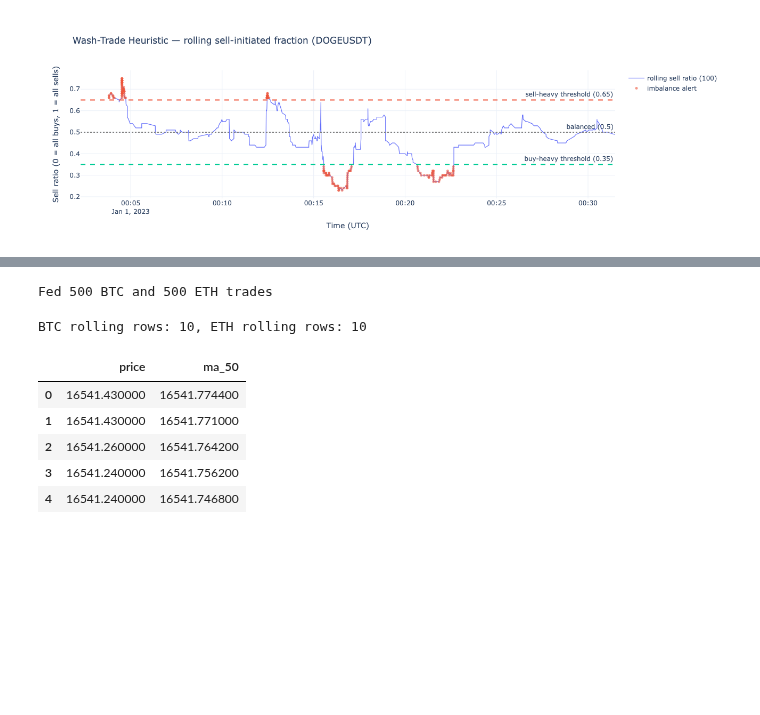
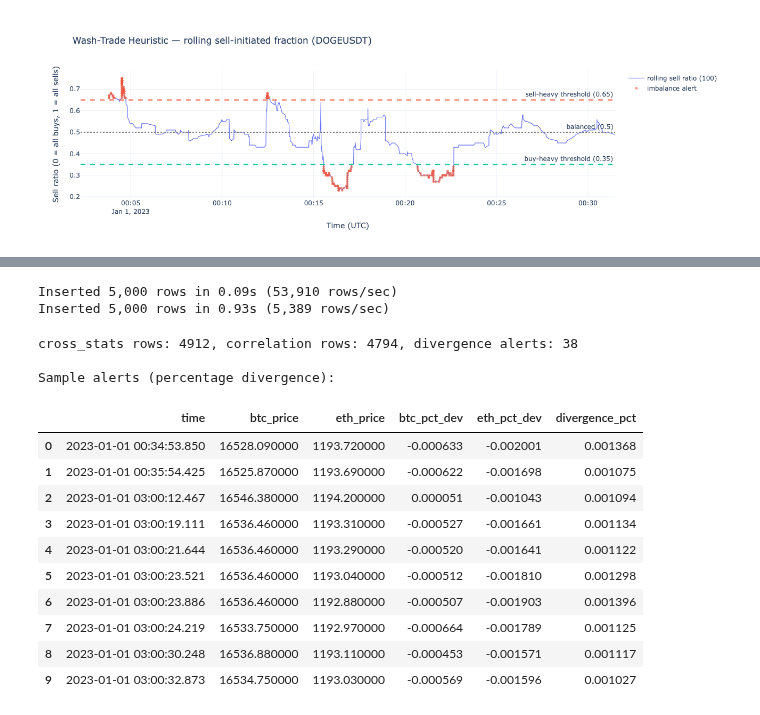
Before and after one commit to rtbot-dev/rtbot-sql, a Jupyter notebook: examples/notebooks/trade_surveillance_universal_sql_patterns.ipynb, the cells around one changed output, grey strips where cells are left out. Saved outputs shown, nothing was run; the diff lists cells and outputs as text; code cells hidden in the pictures; blank space fills up the shorter version.

```diff
--- a/examples/notebooks/trade_surveillance_universal_sql_patterns.ipynb
+++ b/examples/notebooks/trade_surveillance_universal_sql_patterns.ipynb
@@ -404,30 +450,34 @@ CREATE MATERIALIZED VIEW eth_rolling AS
 # %%
-# Feed BTC trades.
-btc_feed = btc[['price', 'qty', 'quoteQty']].copy()
-btc_feed.columns = ['price', 'qty', 'quote_qty']
-btc_feed['time'] = btc['time'].values
-sql2.insert_dataframe('btc_trades', btc_feed)
+# Feed both streams via insert_dataframe — clean, consistent with Sections 2-3.
+result_btc = sql2.insert_dataframe('btc_trades', btc, column_map={'quote_qty': 'quoteQty'})
+result_eth = sql2.insert_dataframe('eth_trades', eth, column_map={'quote_qty': 'quoteQty'})
 
-# Feed ETH trades.
-eth_feed = eth[['price', 'qty', 'quoteQty']].copy()
-eth_feed.columns = ['price', 'qty', 'quote_qty']
-eth_feed['time'] = eth['time'].values
-sql2.insert_dataframe('eth_trades', eth_feed)
-
-print(f'Fed {len(btc_feed)} BTC and {len(eth_feed)} ETH trades')
+print(result_btc)
+print(result_eth)
 # %% [output]
-Fed 500 BTC and 500 ETH trades
+Inserted 5,000 rows in 0.09s (53,910 rows/sec)
+Inserted 5,000 rows in 0.93s (5,389 rows/sec)
 # %%
-btc_result = sql2.execute('SELECT * FROM btc_rolling LIMIT 10')
-eth_result = sql2.execute('SELECT * FROM eth_rolling LIMIT 10')
+stats = sql2.execute('SELECT * FROM cross_stats LIMIT 10000')
+corr_stats = sql2.execute('SELECT * FROM cross_correlation LIMIT 10000')
+alerts = sql2.execute('SELECT * FROM divergence_alerts LIMIT 10000')
 
-print(f'BTC rolling rows: {len(btc_result)}, ETH rolling rows: {len(eth_result)}')
-btc_result.head(5)
+print(f'cross_stats rows: {len(stats)}, correlation rows: {len(corr_stats)}, divergence alerts: {len(alerts)}')
+if len(alerts) > 0:
+    print(f'\nSample alerts (percentage divergence):')
+    display(alerts.head(10))
 # %% [output]
-BTC rolling rows: 10, ETH rolling rows: 10
+cross_stats rows: 4912, correlation rows: 4794, divergence alerts: 38
+
+Sample alerts (percentage divergence):
-|  | price | ma_50 |
-| 0 | 16541.430000 | 16541.774400 |
-| 1 | 16541.430000 | 16541.771000 |
-| 2 | 16541.260000 | 16541.764200 |
-| 3 | 16541.240000 | 16541.756200 |
-| 4 | 16541.240000 | 16541.746800 |
+|  | time | btc_price | eth_price | btc_pct_dev | eth_pct_dev | divergence_pct |
+| 0 | 2023-01-01 00:34:53.850 | 16528.090000 | 1193.720000 | -0.000633 | -0.002001 | 0.001368 |
+| 1 | 2023-01-01 00:35:54.425 | 16525.870000 | 1193.690000 | -0.000622 | -0.001698 | 0.001075 |
+| 2 | 2023-01-01 03:00:12.467 | 16546.380000 | 1194.200000 | 0.000051 | -0.001043 | 0.001094 |
+| 3 | 2023-01-01 03:00:19.111 | 16536.460000 | 1193.310000 | -0.000527 | -0.001661 | 0.001134 |
+| 4 | 2023-01-01 03:00:21.644 | 16536.460000 | 1193.290000 | -0.000520 | -0.001641 | 0.001122 |
+| 5 | 2023-01-01 03:00:23.521 | 16536.460000 | 1193.040000 | -0.000512 | -0.001810 | 0.001298 |
+| 6 | 2023-01-01 03:00:23.886 | 16536.460000 | 1192.880000 | -0.000507 | -0.001903 | 0.001396 |
+| 7 | 2023-01-01 03:00:24.219 | 16533.750000 | 1192.970000 | -0.000664 | -0.001789 | 0.001125 |
+| 8 | 2023-01-01 03:00:30.248 | 16536.880000 | 1193.110000 | -0.000453 | -0.001571 | 0.001117 |
+| 9 | 2023-01-01 03:00:32.873 | 16534.750000 | 1193.030000 | -0.000569 | -0.001596 | 0.001027 |
```
Also changed, not shown: parts of 21 cells of this notebook.
